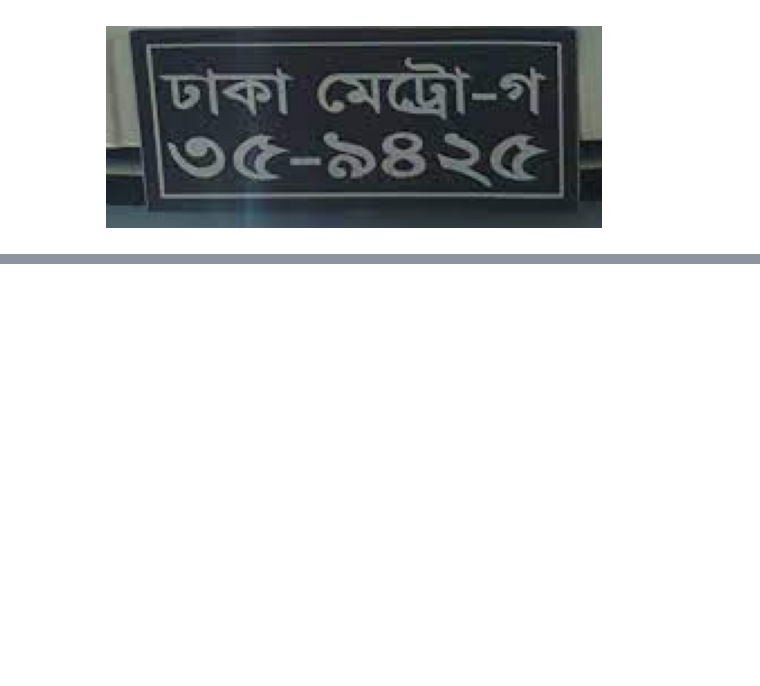
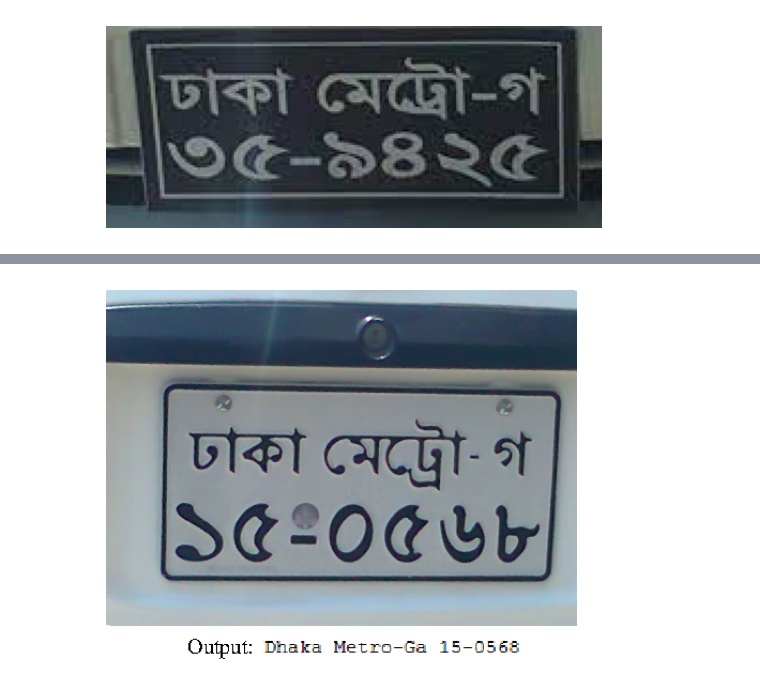
Before and after one commit to HasnainKabir-repos/License-Plate-Recognition, a Jupyter notebook: main.ipynb, the cells around one changed output, grey strips where cells are left out. Cells and saved outputs as stored; diff of their text form; code cells hidden in the pictures; blank space fills up the shorter version.

```diff
--- a/main.ipynb
+++ b/main.ipynb
@@ -49,0 +60,4 @@ utils.detect_and_extract_lp_text('images/images.jpg')
+# %%
+utils.show_image('images/4-Figure13-1.png')
+# %% [output]
+[figure, added]
```
Also changed, not shown: parts of 9 cells of this notebook, 1 other file.
